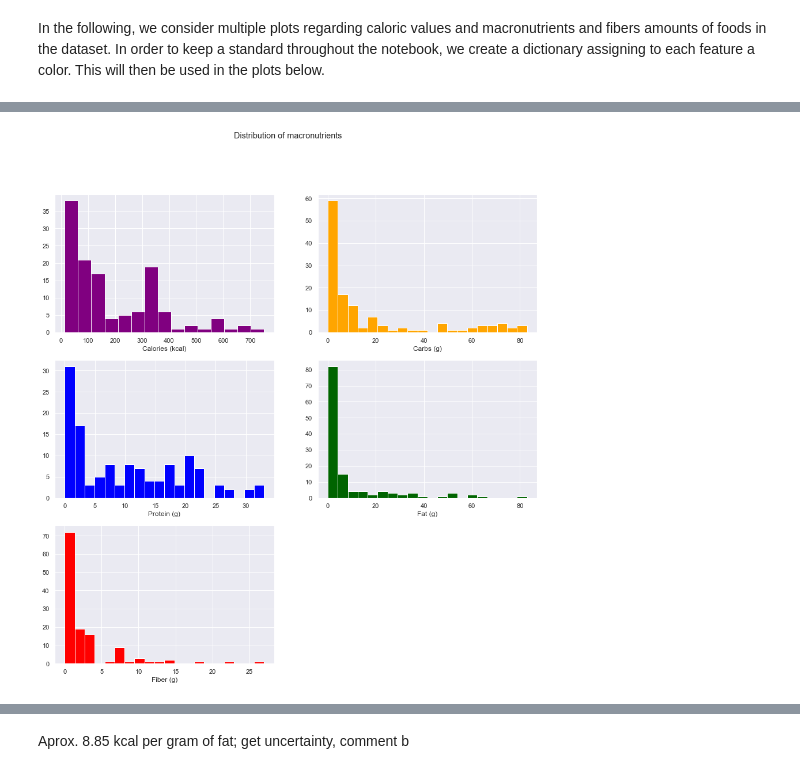
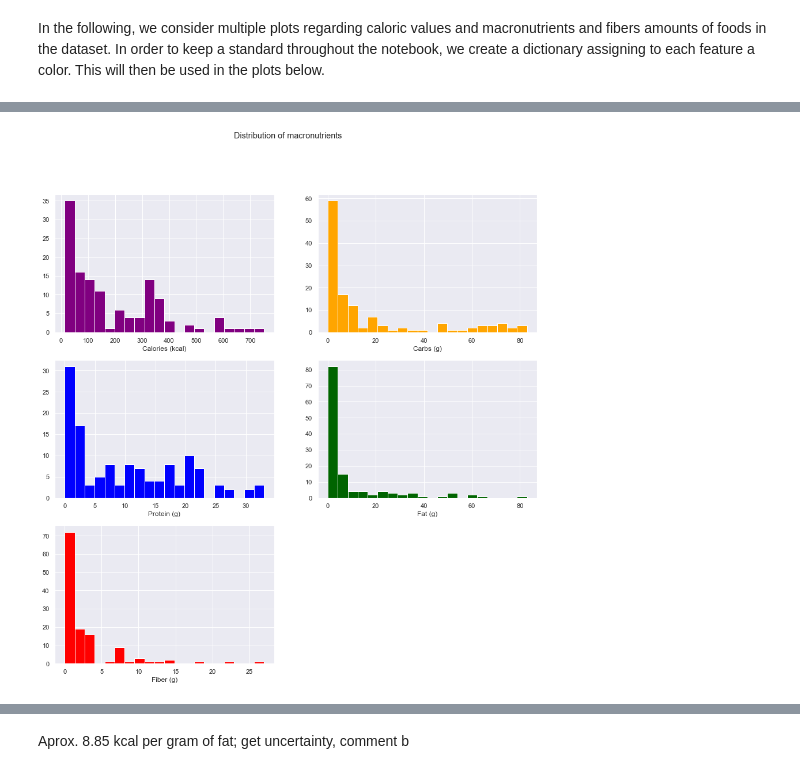
Before and after one commit to jbvasconcellos/foods, a Jupyter notebook: food.ipynb, the cells around one changed output, grey strips where cells are left out. Cells and saved outputs as stored; diff of their text form; code cells hidden in the pictures.

```diff
--- a/food.ipynb
+++ b/food.ipynb
@@ -317,25 +332,31 @@ print(macros_columns_dict)
 # %%
 import matplotlib.pyplot as plt
 import seaborn as sns
 
 sns.set()
 sns.set_context('notebook')
 
 
 fig, ((ax1, ax2), (ax3, ax4), (ax5, ax6)) = plt.subplots(3,2, figsize=(15,15))
 fig.suptitle('Distribution of macronutrients')
-ax1.hist(solid_foods['Calories'], bins=15, color=macros_columns_dict['Calories'])
+
+ax1.hist(solid_foods['Calories'], bins=20, color=macros_columns_dict['Calories'])
 ax1.set(xlabel='Calories (kcal)')
+
 ax2.hist(solid_foods['Carbs'], bins=20, color=macros_columns_dict['Carbs'])
 ax2.set(xlabel='Carbs (g)')
+
 ax3.hist(solid_foods['Protein'], bins=20, color=macros_columns_dict['Protein'])
 ax3.set(xlabel='Protein (g)')
+
 ax4.hist(solid_foods['Fat'], bins=20, color=macros_columns_dict['Fat'])
 ax4.set(xlabel='Fat (g)')
+
 ax5.hist(solid_foods['Fiber'], bins=20, color=macros_columns_dict['Fiber'])
 ax5.set(xlabel='Fiber (g)')
-ax6.axis('off')
+
+ax6.axis('off') # Produces an empty plot at position (3,2)
 
 plt.show()
 # %% [output]
-[figure, old version]
+[figure, new version]
```
Also changed, not shown: parts of 19 cells of this notebook.
